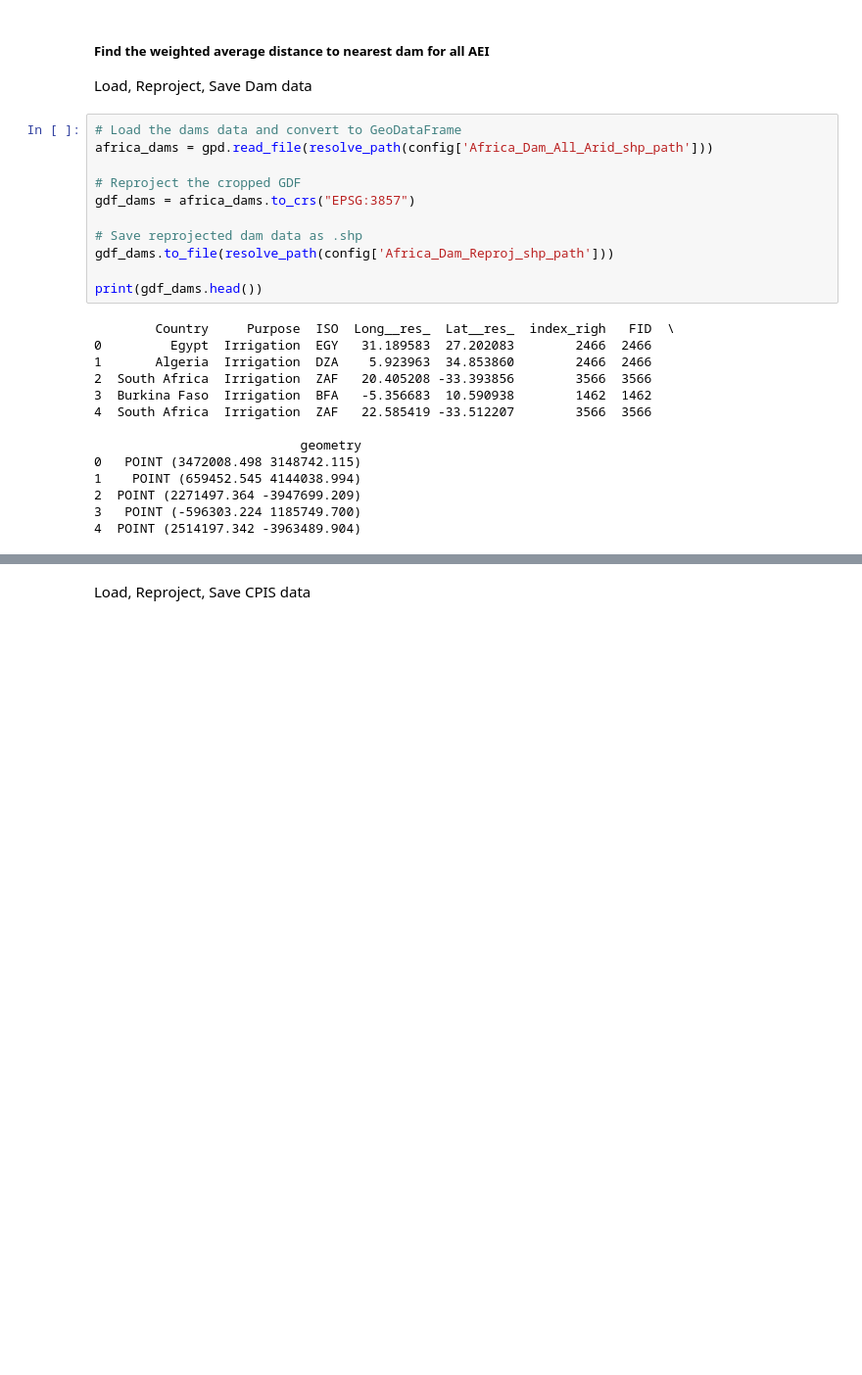
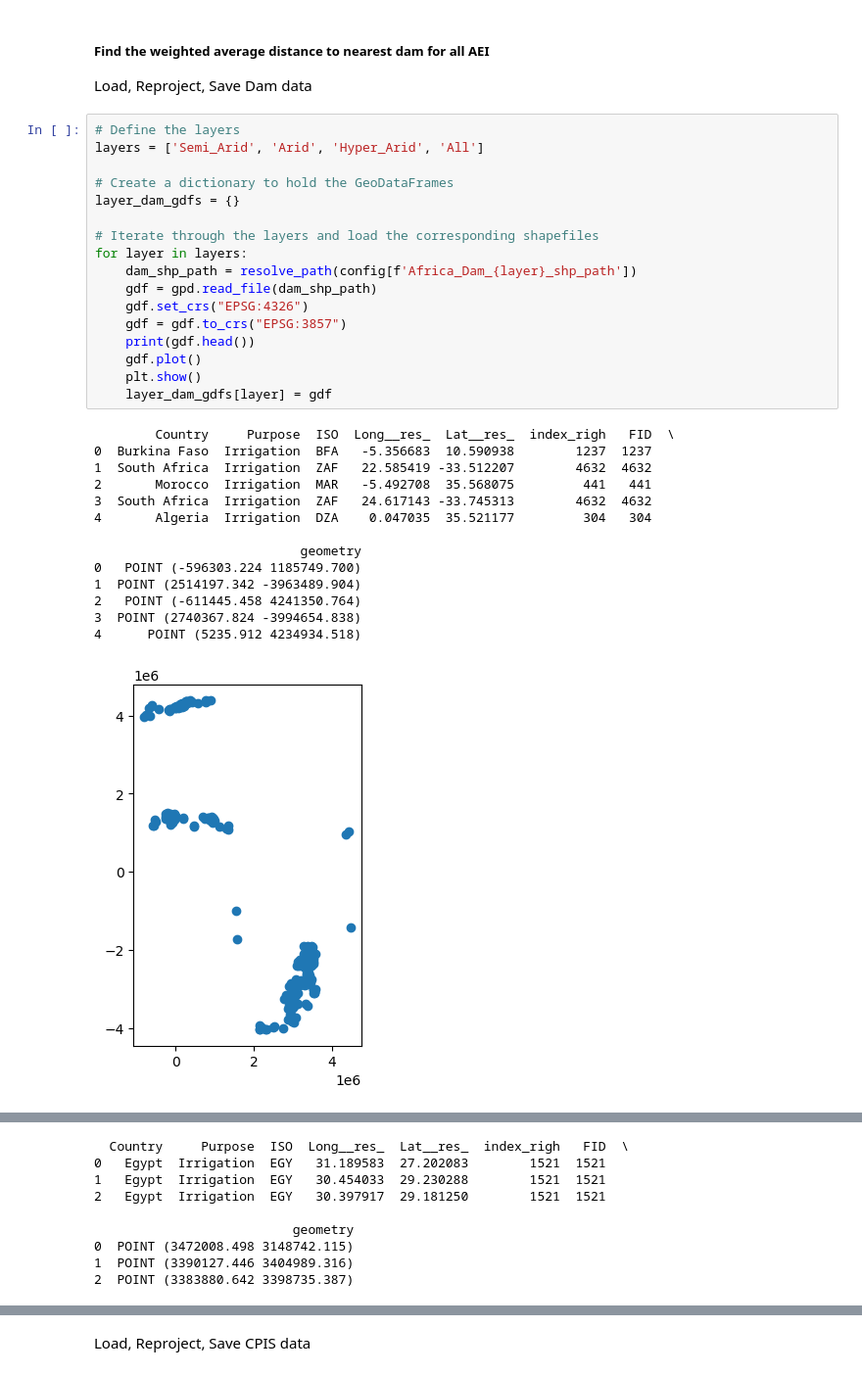
Before and after one commit to rellimylime/Africa_Irrigation, a Jupyter notebook: Code/1_analyze_data/4_Dams_AEI.ipynb, the cells around one changed output, grey strips where cells are left out. Shown at 98% size. Drawn from its saved outputs; the diff is of its cells as text; blank space fills up the shorter version.

```diff
--- a/Code/1_analyze_data/4_Dams_AEI.ipynb
+++ b/Code/1_analyze_data/4_Dams_AEI.ipynb
@@ -29,28 +32,35 @@ def resolve_path(relative_path):
 # %% [markdown]
 ##### Find the weighted average distance to nearest dam for all AEI
 Load, Reproject, Save Dam data
-# %%
-# Load the dams data and convert to GeoDataFrame
-africa_dams = gpd.read_file(resolve_path(config['Africa_Dam_All_Arid_shp_path']))
-
-# Reproject the cropped GDF
-gdf_dams = africa_dams.to_crs("EPSG:3857")
-
-# Save reprojected dam data as .shp
-gdf_dams.to_file(resolve_path(config['Africa_Dam_Reproj_shp_path']))
-
-print(gdf_dams.head())
-# %% [output]
-        Country     Purpose  ISO  Long__res_  Lat__res_  index_righ   FID  \
-0         Egypt  Irrigation  EGY   31.189583  27.202083        2466  2466
-1       Algeria  Irrigation  DZA    5.923963  34.853860        2466  2466
-2  South Africa  Irrigation  ZAF   20.405208 -33.393856        3566  3566
-3  Burkina Faso  Irrigation  BFA   -5.356683  10.590938        1462  1462
-4  South Africa  Irrigation  ZAF   22.585419 -33.512207        3566  3566
-
-                           geometry
-0   POINT (3472008.498 3148742.115)
-1    POINT (659452.545 4144038.994)
-2  POINT (2271497.364 -3947699.209)
-3   POINT (-596303.224 1185749.700)
-4  POINT (2514197.342 -3963489.904)
+# %%
+# Define the layers
+layers = ['Semi_Arid', 'Arid', 'Hyper_Arid', 'All']
+
+# Create a dictionary to hold the GeoDataFrames
+layer_dam_gdfs = {}
+
+# Iterate through the layers and load the corresponding shapefiles
+for layer in layers:
+    dam_shp_path = resolve_path(config[f'Africa_Dam_{layer}_shp_path'])
+    gdf = gpd.read_file(dam_shp_path)
+    gdf.set_crs("EPSG:4326")
+    gdf = gdf.to_crs("EPSG:3857")
+    print(gdf.head())
+    gdf.plot()
+    plt.show()
+    layer_dam_gdfs[layer] = gdf
+# %% [output]
+        Country     Purpose  ISO  Long__res_  Lat__res_  index_righ   FID  \
+0  Burkina Faso  Irrigation  BFA   -5.356683  10.590938        1237  1237
+1  South Africa  Irrigation  ZAF   22.585419 -33.512207        4632  4632
+2       Morocco  Irrigation  MAR   -5.492708  35.568075         441   441
+3  South Africa  Irrigation  ZAF   24.617143 -33.745313        4632  4632
+4       Algeria  Irrigation  DZA    0.047035  35.521177         304   304
+
+                           geometry
+0   POINT (-596303.224 1185749.700)
+1  POINT (2514197.342 -3963489.904)
+2   POINT (-611445.458 4241350.764)
+3  POINT (2740367.824 -3994654.838)
+4      POINT (5235.912 4234934.518)
+[figure, added]
@@ -56,0 +81,9 @@ print(gdf_dams.head())
+  Country     Purpose  ISO  Long__res_  Lat__res_  index_righ   FID  \
+0   Egypt  Irrigation  EGY   31.189583  27.202083        1521  1521
+1   Egypt  Irrigation  EGY   30.454033  29.230288        1521  1521
+2   Egypt  Irrigation  EGY   30.397917  29.181250        1521  1521
+
+                          geometry
+0  POINT (3472008.498 3148742.115)
+1  POINT (3390127.446 3404989.316)
+2  POINT (3383880.642 3398735.387)
```
Also changed, not shown: parts of 23 cells of this notebook.
